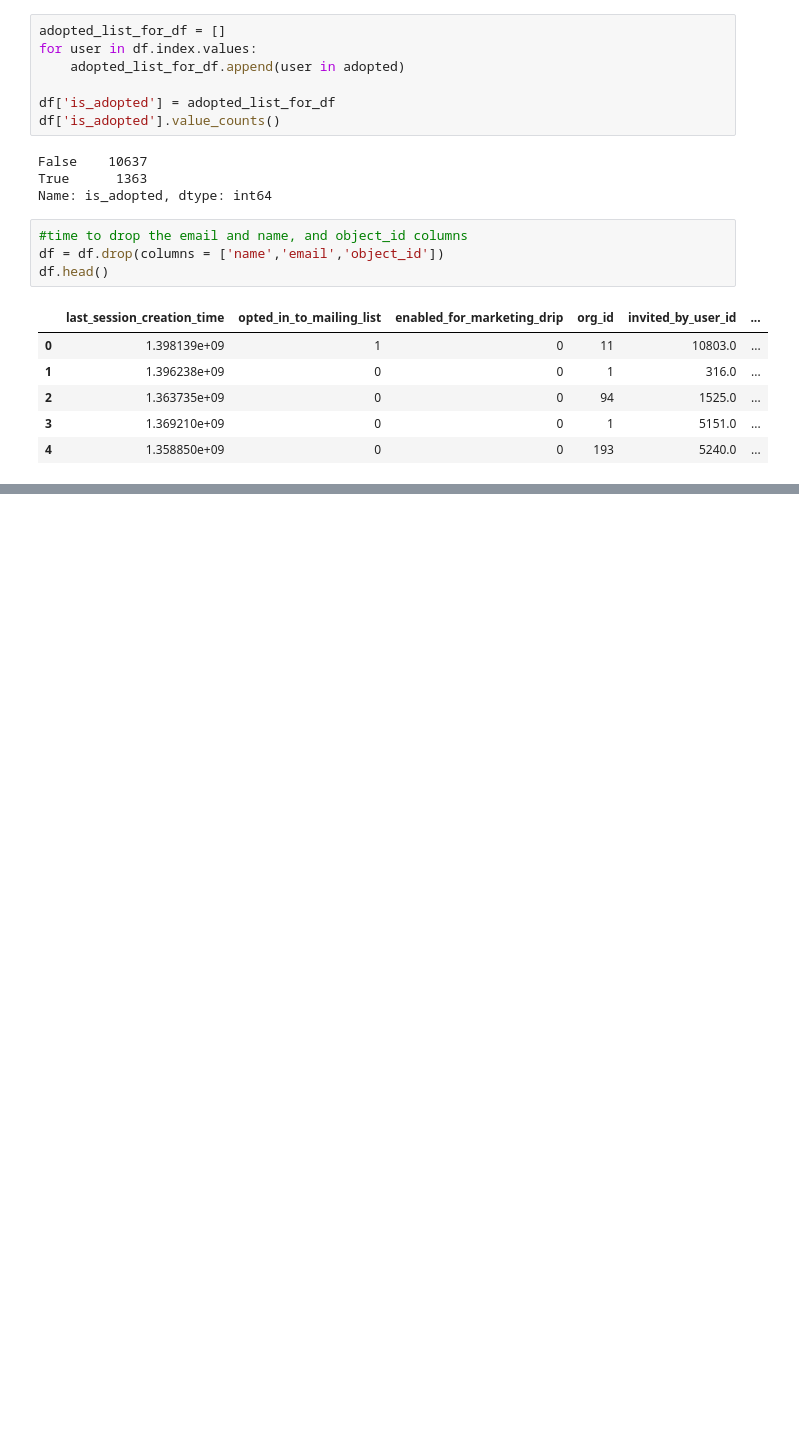
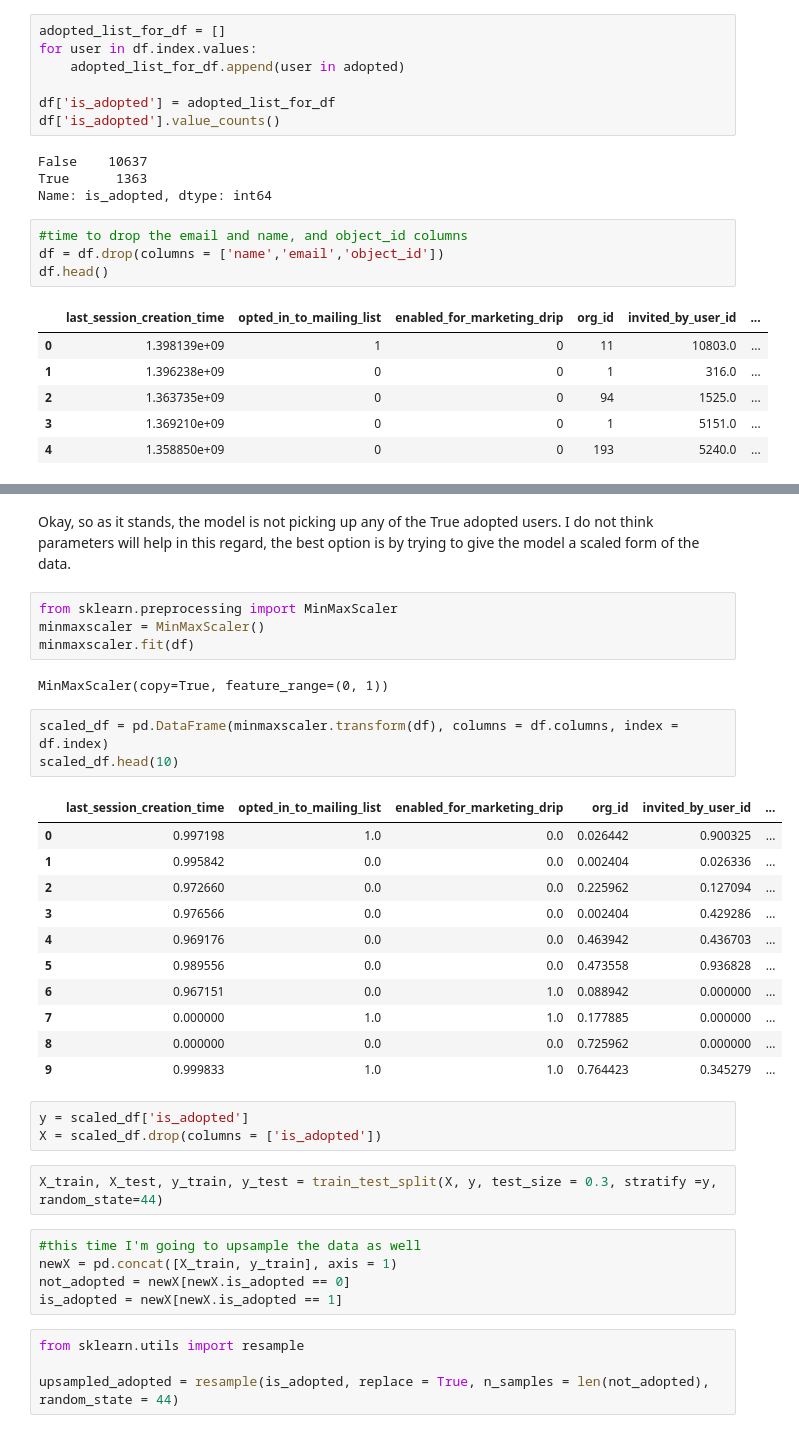
Before and after one commit to ElijahSeeley/Springboard, a Jupyter notebook: relax_challenge/relax_challenge/Relax_Challenge_Notebook.ipynb, the cells around one changed output, grey strips where cells are left out. Cells and saved outputs as stored; diff of their text form; blank space fills up the shorter version.

Commit message:
Up to creating the model, needs work

```diff
--- a/relax_challenge/relax_challenge/Relax_Challenge_Notebook.ipynb
+++ b/relax_challenge/relax_challenge/Relax_Challenge_Notebook.ipynb
@@ -357,0 +482,37 @@ def plot_hist(feature, bins = 10, color1 = 'g', color2 = 'k', figx = 10, figy =
+# %% [markdown]
+Okay, so as it stands, the model is not picking up any of the True adopted users. I do not think parameters will help in this regard, the best option is by trying to give the model a scaled form of the data.
+# %%
+from sklearn.preprocessing import MinMaxScaler
+minmaxscaler = MinMaxScaler()
+minmaxscaler.fit(df)
+# %% [output]
+MinMaxScaler(copy=True, feature_range=(0, 1))
+# %%
+scaled_df = pd.DataFrame(minmaxscaler.transform(df), columns = df.columns, index = df.index)
+scaled_df.head(10)
+# %% [output]
+|  | last_session_creation_time | opted_in_to_mailing_list | enabled_for_marketing_drip | org_id | invited_by_user_id | ... |
+| 0 | 0.997198 | 1.0 | 0.0 | 0.026442 | 0.900325 | ... |
+| 1 | 0.995842 | 0.0 | 0.0 | 0.002404 | 0.026336 | ... |
+| 2 | 0.972660 | 0.0 | 0.0 | 0.225962 | 0.127094 | ... |
+| 3 | 0.976566 | 0.0 | 0.0 | 0.002404 | 0.429286 | ... |
+| 4 | 0.969176 | 0.0 | 0.0 | 0.463942 | 0.436703 | ... |
+| 5 | 0.989556 | 0.0 | 0.0 | 0.473558 | 0.936828 | ... |
+| 6 | 0.967151 | 0.0 | 1.0 | 0.088942 | 0.000000 | ... |
+| 7 | 0.000000 | 1.0 | 1.0 | 0.177885 | 0.000000 | ... |
+| 8 | 0.000000 | 0.0 | 0.0 | 0.725962 | 0.000000 | ... |
+| 9 | 0.999833 | 1.0 | 1.0 | 0.764423 | 0.345279 | ... |
+# %%
+y = scaled_df['is_adopted']
+X = scaled_df.drop(columns = ['is_adopted'])
+# %%
+X_train, X_test, y_train, y_test = train_test_split(X, y, test_size = 0.3, stratify =y, random_state=44)
+# %%
+#this time I'm going to upsample the data as well
+newX = pd.concat([X_train, y_train], axis = 1)
+not_adopted = newX[newX.is_adopted == 0]
+is_adopted = newX[newX.is_adopted == 1]
+# %%
+from sklearn.utils import resample
+
+upsampled_adopted = resample(is_adopted, replace = True, n_samples = len(not_adopted), random_state = 44)
```
Also changed, not shown: parts of 23 cells of this notebook.
